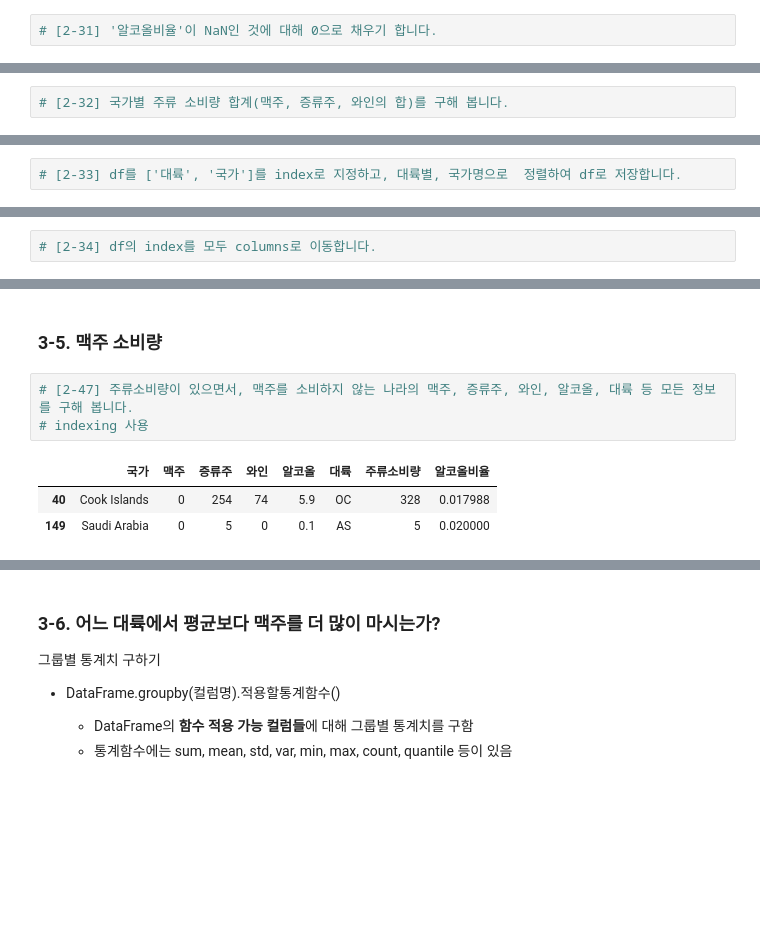
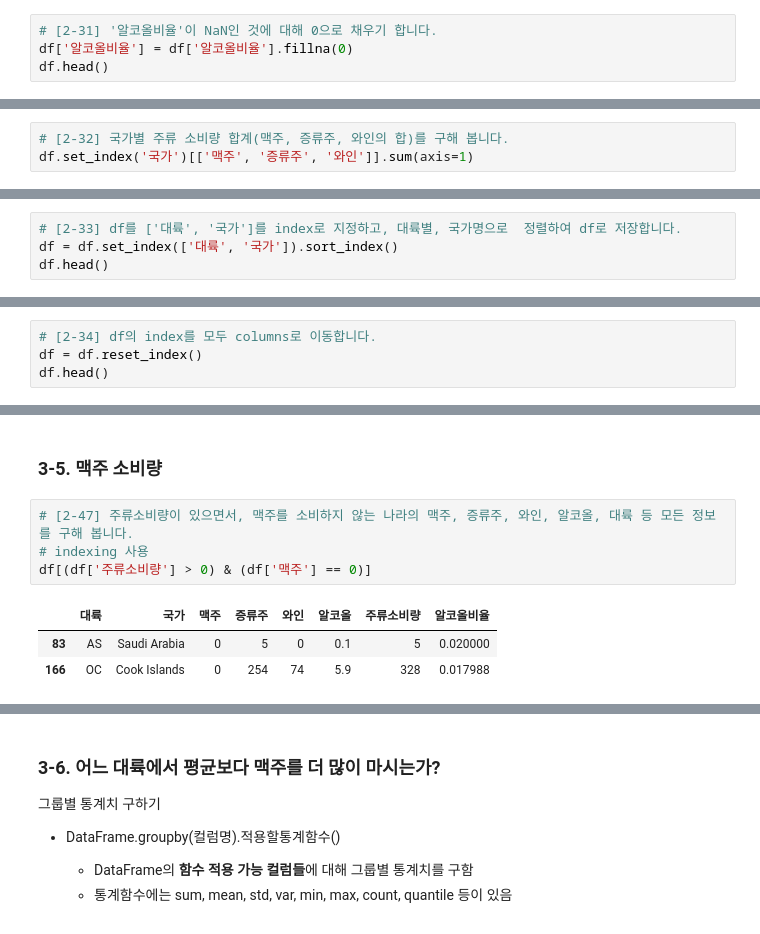
Before and after one commit to JM-world/BigData.Analysis.Article-Practical.skills, a Jupyter notebook: 1.pandas/[pandas_02]_drinks_LAB.ipynb, the cells around one changed output, grey strips where cells are left out. Saved outputs shown, nothing was run; the diff lists cells and outputs as text; blank space fills up the shorter version.

```diff
--- a/1.pandas/[pandas_02]_drinks_LAB.ipynb
+++ b/1.pandas/[pandas_02]_drinks_LAB.ipynb
@@ -334,2 +527,4 @@ DataFrame의 행 제거
 # %%
 # [2-31] '알코올비율'이 NaN인 것에 대해 0으로 채우기 합니다.
+df['알코올비율'] = df['알코올비율'].fillna(0)
+df.head()
@@ -345,2 +554,3 @@ Columns, Index 상호 변경
 # %%
 # [2-32] 국가별 주류 소비량 합계(맥주, 증류주, 와인의 합)를 구해 봅니다.
+df.set_index('국가')[['맥주', '증류주', '와인']].sum(axis=1)
@@ -347,5 +575,7 @@ Columns, Index 상호 변경
 # %%
 # [2-33] df를 ['대륙', '국가']를 index로 지정하고, 대륙별, 국가명으로  정렬하여 df로 저장합니다.
+df = df.set_index(['대륙', '국가']).sort_index()
+df.head()
 # %% [output]
 |  |  | 맥주 | 증류주 | 와인 | 알코올 | 주류소비량 | 알코올비율 |
 | 대륙 | 국가 |  |  |  |  |  |  |
@@ -364,5 +587,7 @@ Columns, Index 상호 변경
 # %%
 # [2-34] df의 index를 모두 columns로 이동합니다.
+df = df.reset_index()
+df.head()
 # %% [output]
 |  | 대륙 | 국가 | 맥주 | 증류주 | 와인 | 알코올 | 주류소비량 | 알코올비율 |
 | 0 | AF | Algeria | 25 | 0 | 14 | 0.7 | 39 | 0.017949 |
@@ -500,9 +747,10 @@ df3
 # %%
 # [2-47] 주류소비량이 있으면서, 맥주를 소비하지 않는 나라의 맥주, 증류주, 와인, 알코올, 대륙 등 모든 정보를 구해 봅니다.
 # indexing 사용
+df[(df['주류소비량'] > 0) & (df['맥주'] == 0)]
 # %% [output]
-|  | 국가 | 맥주 | 증류주 | 와인 | 알코올 | 대륙 | 주류소비량 | 알코올비율 |
-| 40 | Cook Islands | 0 | 254 | 74 | 5.9 | OC | 328 | 0.017988 |
-| 149 | Saudi Arabia | 0 | 5 | 0 | 0.1 | AS | 5 | 0.020000 |
+|  | 대륙 | 국가 | 맥주 | 증류주 | 와인 | 알코올 | 주류소비량 | 알코올비율 |
+| 83 | AS | Saudi Arabia | 0 | 5 | 0 | 0.1 | 5 | 0.020000 |
+| 166 | OC | Cook Islands | 0 | 254 | 74 | 5.9 | 328 | 0.017988 |
 # %%
 # [2-48] 주류소비량이 있으면서, 맥주를 소비하지 않는 국가의 국가명 목록을 구해봅니다.
```
Also changed, not shown: parts of 61 cells of this notebook, 1 other file.
